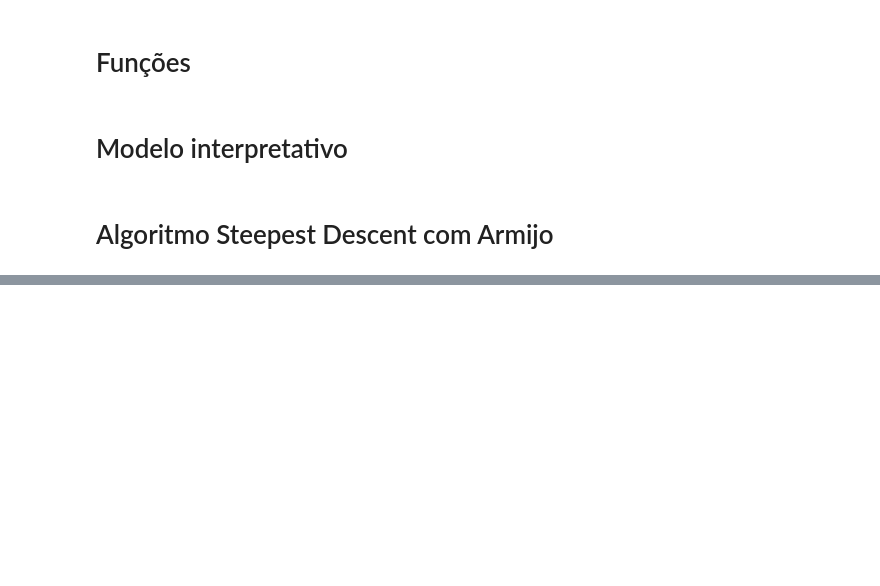
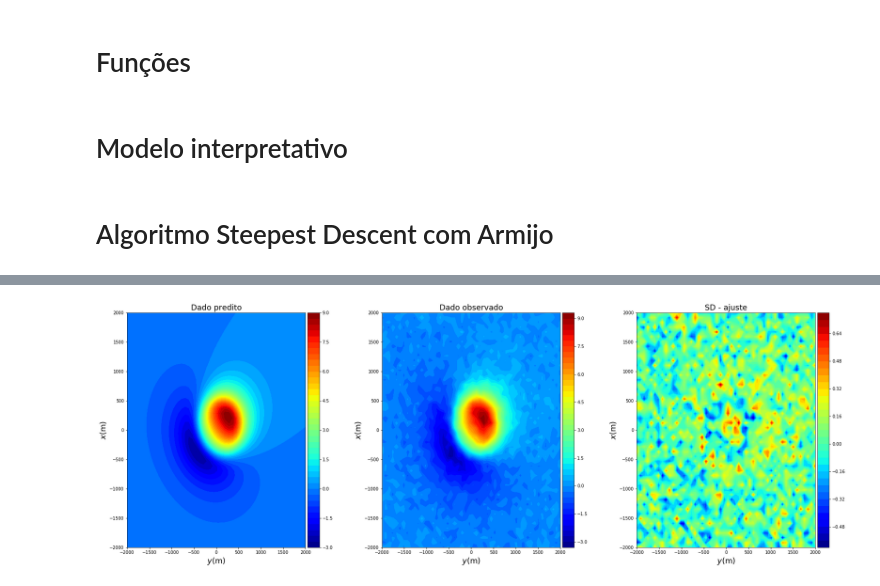
Before and after one commit to leobvital/non-linear-inversion, a Jupyter notebook: steepest_armijo_geofisica.ipynb, the cells around one changed output, grey strips where cells are left out. Cells and saved outputs as stored; diff of their text form; code cells hidden in the pictures; blank space fills up the shorter version.

```diff
--- a/steepest_armijo_geofisica.ipynb
+++ b/steepest_armijo_geofisica.ipynb
@@ -231,8 +231,8 @@ p0 = np.array([p01,p02])
 # parâmetros para o critério de Armijo
 alfa = 0.0001
 beta = 0.4
-epsilon = 0.000001
-mi = 0.01
+epsilon = 0.0001
+mi = 0.001
 
 # calculando o valor da função e do resíduo em p0
 res0 = cylinder_data['data_noise'] - d0
@@ -246,7 +246,7 @@ phi_list = [phi0]
 # %%
 for i in range(10000):
     m = 0.
-    lamb = 1.
+    lamb = 5.
 
     # calculando a Jacobiana e o gradiente
     G = jacobi_geo(regular_grid['xp'], regular_grid['yp'], regular_grid['zp'], prism0, cylinder_model['M'],
@@ -264,9 +264,9 @@ for i in range(10000):
 
     while (phi - phi0) > alfa*lamb*np.sum(grad*grad):
         m += 1.
-        print m
+        #print m
         lamb = beta**m
-        p = p0 + lamb*grad
+        p = p0 - lamb*grad
         l = [[np.zeros(cylinder_model['M']) + p[0], x0, y0, p[1], cylinder_model['dz'], cylinder_model['props']]]
         prism = mfun.pol2cart(l, cylinder_model['M'], cylinder_model['L'])
         d = polyprism.tf(regular_grid['xp'], regular_grid['yp'], regular_grid['zp'],
@@ -275,7 +275,7 @@ for i in range(10000):
         phi = np.sum(res*res)
 
     # printa os valores
-    print '%3d %3d %.2e %.2e %.5e' % (i, lamb, p[0], p[1], phi)
+    print 'itreação: %3d   lambda: %2d   r: %3.2f   z: %3.2f   misfit: %.2e' % (i, lamb, p[0], p[1], phi)
 
     if (abs(phi - phi0)/phi0 <= epsilon):
         break
@@ -331,0 +335,33 @@ plt.show()
+# %%
+res = res.reshape(regular_grid['shape'])
+xp = regular_grid['xp'].reshape(regular_grid['shape'])
+yp = regular_grid['yp'].reshape(regular_grid['shape'])
+dpred = cylinder_data['data'].reshape(regular_grid['shape'])
+dobs = cylinder_data['data_noise'].reshape(regular_grid['shape'])
+
+# plot
+plt.figure(figsize=(30,10))
+plt.subplot(1, 3, 1)
+plt.title('Dado predito', fontsize=18)
+plt.contourf(yp, xp, dpred, 40, cmap='jet')
+plt.xlabel('$y$(m)', fontsize=18)
+plt.ylabel('$x$(m)', fontsize=18)
+plt.colorbar(pad=0.01, aspect=20, shrink=1)
+
+plt.subplot(1, 3, 2)
+plt.title('Dado observado', fontsize=18)
+plt.contourf(yp, xp, dobs, 40, cmap='jet')
+plt.xlabel('$y$(m)', fontsize=18)
+plt.ylabel('$x$(m)', fontsize=18)
+plt.colorbar(pad=0.01, aspect=20, shrink=1)
+
+plt.subplot(1, 3, 3)
+plt.title('SD - ajuste', fontsize=18)
+plt.contourf(yp, xp, res, 40, cmap='jet')
+plt.xlabel('$y$(m)', fontsize=18)
+plt.ylabel('$x$(m)', fontsize=18)
+plt.colorbar(pad=0.01, aspect=20, shrink=1)
+plt.savefig('plot_SD_armijo_ajuste.png', pad_inches=0.0)
+plt.show()
+# %% [output]
+[figure, added]
```
Also changed, not shown: parts of 3 cells of this notebook, 25 other files.
